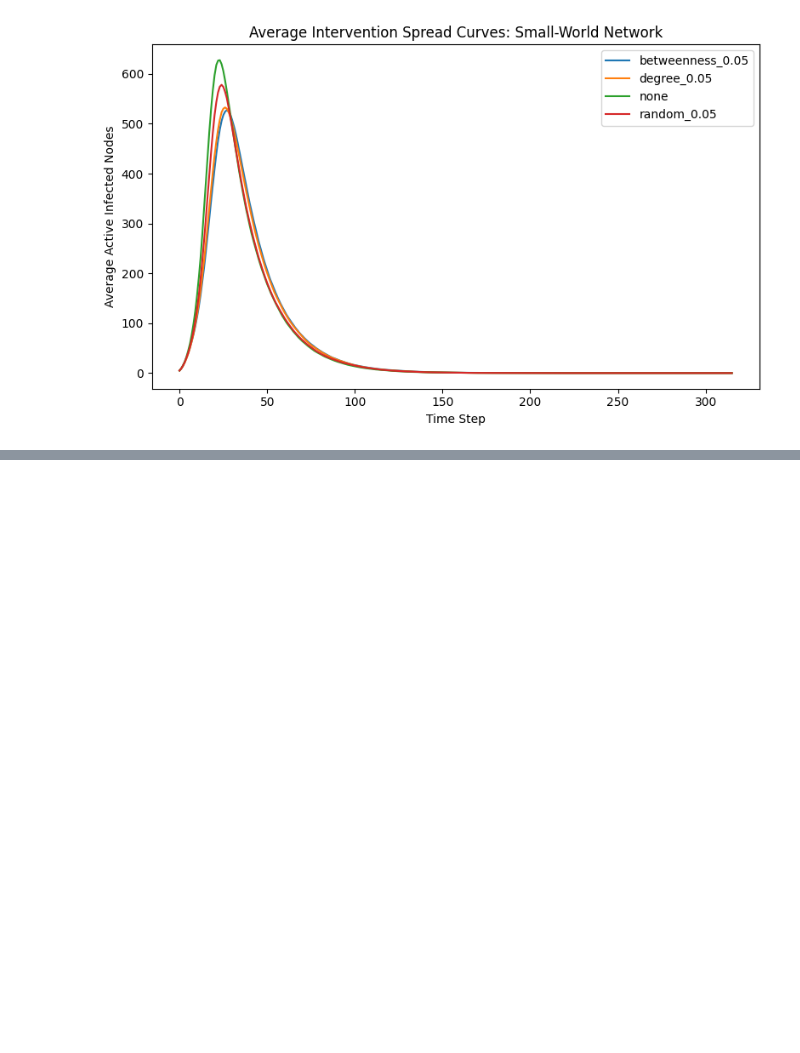
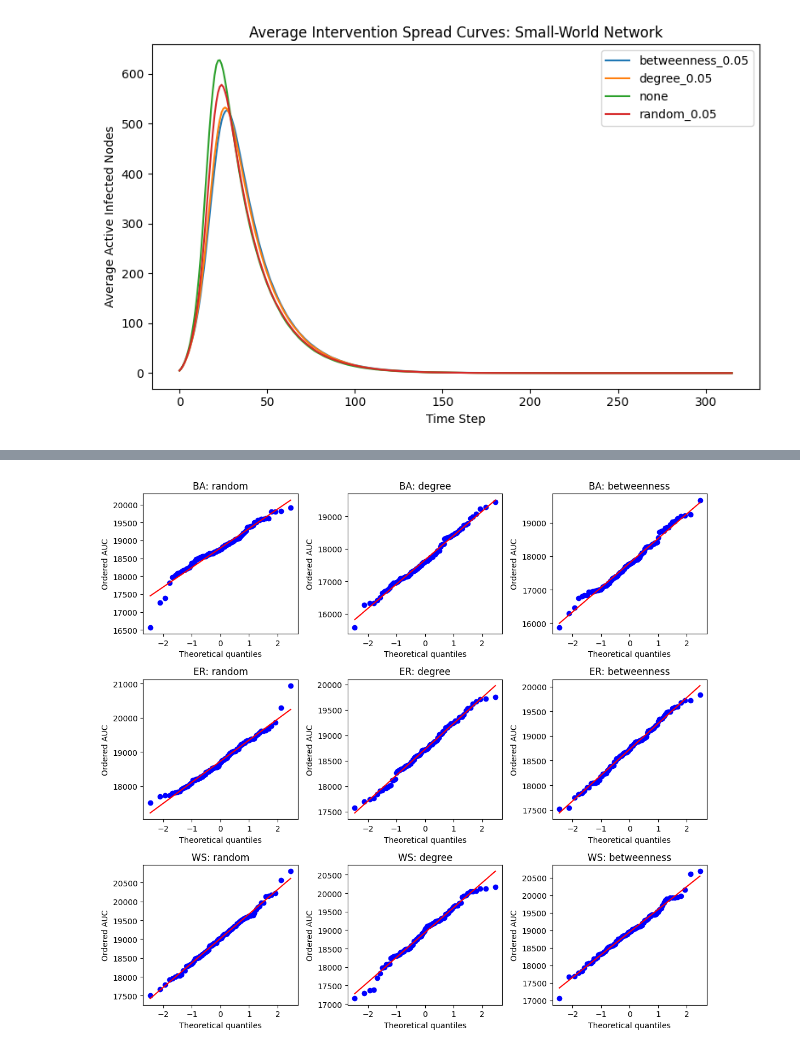
Before and after one commit to ishn29/misinformation-topology-research, a Jupyter notebook: notebooks/intervention_analysis.ipynb, the cells around one changed output, grey strips where cells are left out. Drawn from its saved outputs; the diff is of its cells as text; code cells hidden in the pictures; blank space fills up the shorter version.

```diff
--- a/notebooks/intervention_analysis.ipynb
+++ b/notebooks/intervention_analysis.ipynb
@@ -699,16 +695,0 @@ plt.show()
-# %%
-if curve_df is not None:
-    selected = curve_df[(curve_df["strategy"] == "none") | ((curve_df["fraction"] == 0.05) & (curve_df["strategy"].isin(["random", "degree", "betweenness"])))] .copy()
-    selected["condition"] = np.where(selected["strategy"] == "none", "baseline", selected["strategy"])
-    fig, axes = plt.subplots(1, 3, figsize=(12, 4))
-    for ax, top in zip(axes, ["BA", "ER", "WS"]):
-        avg = selected[selected["topology"] == top].groupby(["condition", "time"])["infected"].mean().reset_index()
-        for condition in ["baseline", "random", "degree", "betweenness"]:
-            d = avg[avg["condition"] == condition]
-            ax.plot(d["time"], d["infected"], label=condition)
-        ax.set_title(f"{top} network"); ax.set_xlabel("Time step"); ax.set_ylabel("Average active spreaders"); ax.grid(alpha=0.2)
-    handles, labels = axes[0].get_legend_handles_labels()
-    fig.legend(handles, labels, loc="lower center", ncol=4, frameon=False)
-    fig.tight_layout(rect=(0, 0.10, 1, 1))
-    plt.savefig(FIGURE_DIR / "intervention_average_curves_core.png", dpi=300, bbox_inches="tight")
-    plt.show()
@@ -753,0 +700,78 @@ pairwise[["topology", "comparison", "t_stat", "p_value", "Holm_p", "cohens_d"]].
+# %%
+from scipy.stats import f_oneway, levene, kruskal, ttest_rel, probplot
+from statsmodels.stats.multitest import multipletests
+from statsmodels.stats.oneway import anova_oneway
+import statsmodels.formula.api as smf
+from statsmodels.duration.survfunc import survdiff
+
+strategy_order = ["random", "degree", "betweenness"]
+
+# Omnibus diagnostics for cumulative exposure at 5% coverage.
+diagnostic_rows = []
+for topology in ["BA", "ER", "WS"]:
+    subset = results[
+        (results["topology"] == topology)
+        & (results["fraction"] == 0.05)
+        & (results["strategy"].isin(strategy_order))
+    ]
+
+    groups = [
+        subset.loc[subset["strategy"] == strategy, "auc"].dropna()
+        for strategy in strategy_order
+    ]
+
+    f_stat, p_value = f_oneway(*groups)
+    df_between = len(groups) - 1
+    df_within = sum(len(group) for group in groups) - len(groups)
+    eta_squared = (
+        (f_stat * df_between)
+        / ((f_stat * df_between) + df_within)
+    )
+
+    diagnostic_rows.append({
+        "Topology": topology,
+        "F": f_stat,
+        "Raw p": p_value,
+        "eta_squared": eta_squared,
+        "Levene p": levene(*groups, center="median").pvalue,
+        "Welch ANOVA p": anova_oneway(groups, use_var="unequal").pvalue,
+        "Kruskal-Wallis p": kruskal(*groups).pvalue,
+    })
+
+intervention_diagnostics = pd.DataFrame(diagnostic_rows)
+intervention_diagnostics["Holm p"] = multipletests(
+    intervention_diagnostics["Raw p"],
+    method="holm",
+)[1]
+
+display(intervention_diagnostics.round(4))
+
+# Q-Q plots for 5% cumulative exposure, saved as Supporting Online Material.
+fig, axes = plt.subplots(3, 3, figsize=(11, 10))
+for row, topology in enumerate(["BA", "ER", "WS"]):
+    for col, strategy in enumerate(strategy_order):
+        ax = axes[row, col]
+        values = results.loc[
+            (results["topology"] == topology)
+            & (results["fraction"] == 0.05)
+            & (results["strategy"] == strategy),
+            "auc",
+        ].dropna()
+
+        probplot(values, dist="norm", plot=ax)
+        ax.set_title(f"{topology}: {strategy}")
+        ax.set_xlabel("Theoretical quantiles")
+        ax.set_ylabel("Ordered AUC")
+
+fig.tight_layout()
+qq_path = FIGURE_DIR / "intervention_auc_qq_diagnostics.png"
+fig.savefig(qq_path, dpi=300, bbox_inches="tight")
+plt.show()
+
+intervention_diagnostics.to_csv(
+    DATA_DIR / "intervention_statistical_diagnostics.csv",
+    index=False,
+)
+
+print("Saved:", qq_path)
+# %% [output]
@@ -753,0 +782 @@ pairwise[["topology", "comparison", "t_stat", "p_value", "Holm_p", "cohens_d"]].
+[figure, added]
```
Also changed, not shown: parts of 19 cells of this notebook, 7 other files.
